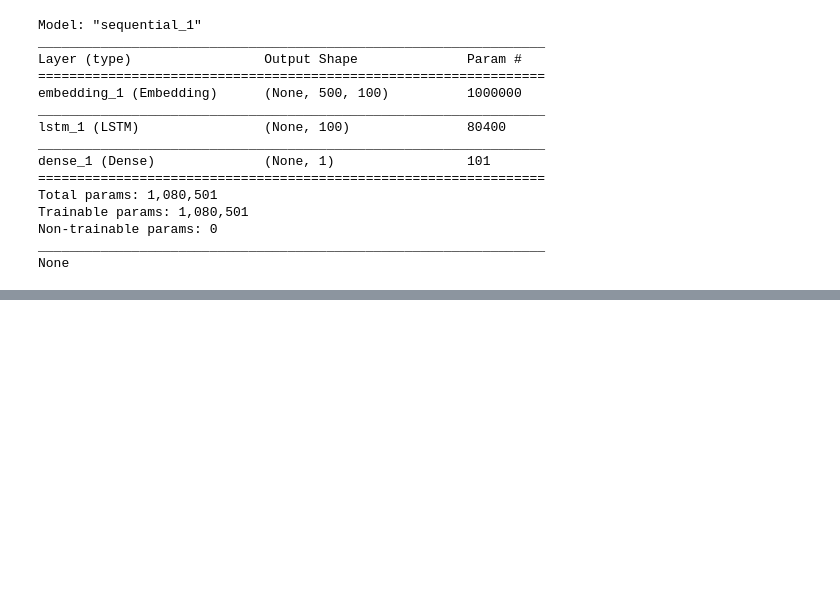
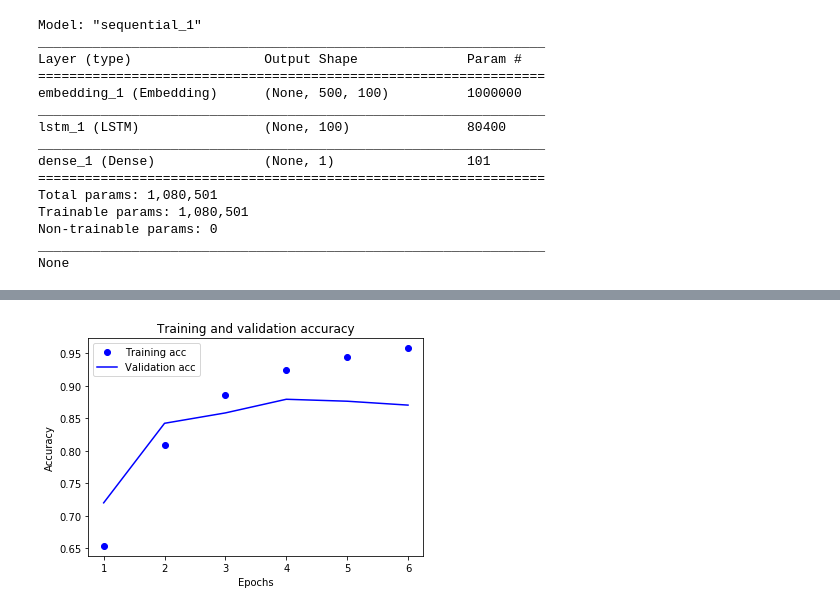
Before and after one commit to Ani997/msc_ai_sem2, a Jupyter notebook: NN_NLP/Lab5/7001 2019_20 - Lab 5 - LSTM for text classification.ipynb, the cells around one changed output, grey strips where cells are left out. Cells and saved outputs as stored; diff of their text form; code cells hidden in the pictures; blank space fills up the shorter version.

```diff
--- a/NN_NLP/Lab5/7001 2019_20 - Lab 5 - LSTM for text classification.ipynb
+++ b/NN_NLP/Lab5/7001 2019_20 - Lab 5 - LSTM for text classification.ipynb
@@ -142,0 +201,10 @@ plt.show()
+# %%
+model2 = Sequential()
+EMBED_SIZE = 100
+# model.add()
+model2.add(Embedding(VOCAB_SIZE,EMBED_SIZE,input_length=MAXIMUM_LENGTH))
+model2.add(Dropout(0.2))
+model2.add(LSTM(100, activation='tanh'))
+model2.add(Dropout(0.2))
+model2.add(Dense(1,activation='sigmoid',input_shape=(1,)))
+print(model2.summary())
@@ -142,0 +231,9 @@ plt.show()
+# %%
+model2.compile(loss='binary_crossentropy',optimizer='adam',metrics=['accuracy'])
+# %%
+history = model2.fit(preprocessed_train_data,
+                    train_labels,
+                    epochs=6,
+                    batch_size=512,
+                    validation_split=0.08,
+                    verbose=1)
@@ -142,0 +260,22 @@ plt.show()
+# %%
+import matplotlib.pyplot as plt
+
+history_dict = history.history
+
+acc = history_dict['acc']
+val_acc = history_dict['val_acc']
+loss = history_dict['loss']
+val_loss = history_dict['val_loss']
+
+epochs = range(1, len(acc) + 1)
+
+plt.plot(epochs, acc, 'bo', label='Training acc')
+plt.plot(epochs, val_acc, 'b', label='Validation acc')
+plt.title('Training and validation accuracy')
+plt.xlabel('Epochs')
+plt.ylabel('Accuracy')
+plt.legend()
+
+plt.show()
+# %% [output]
+[figure, added]
```
Also changed, not shown: parts of 26 cells of this notebook, 13 other files.
